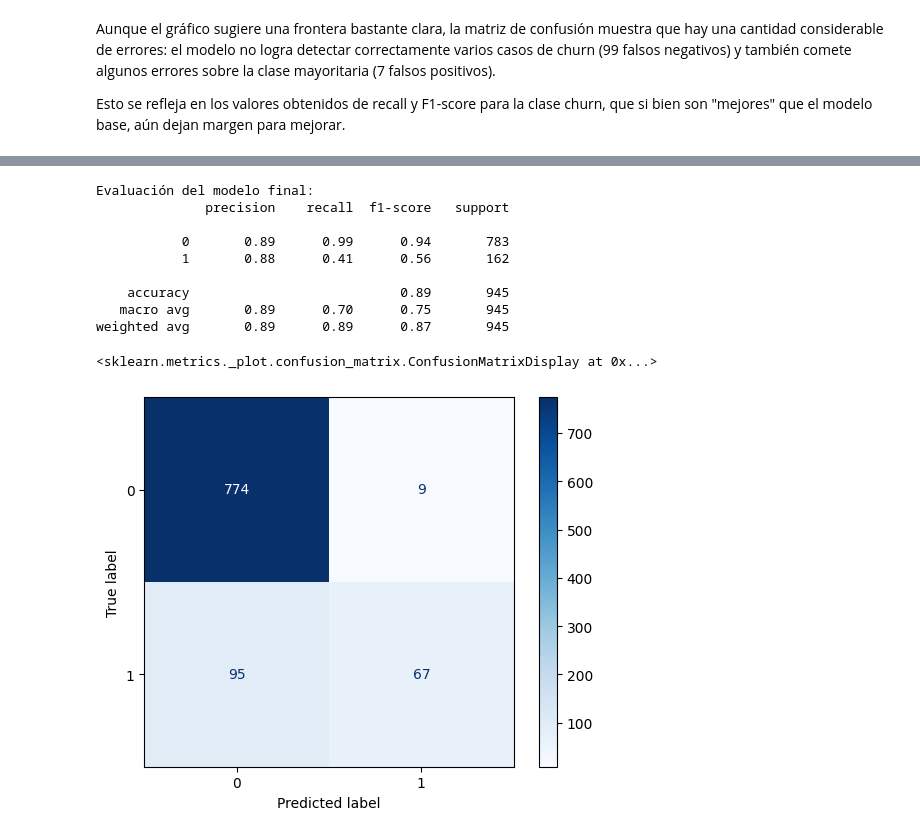
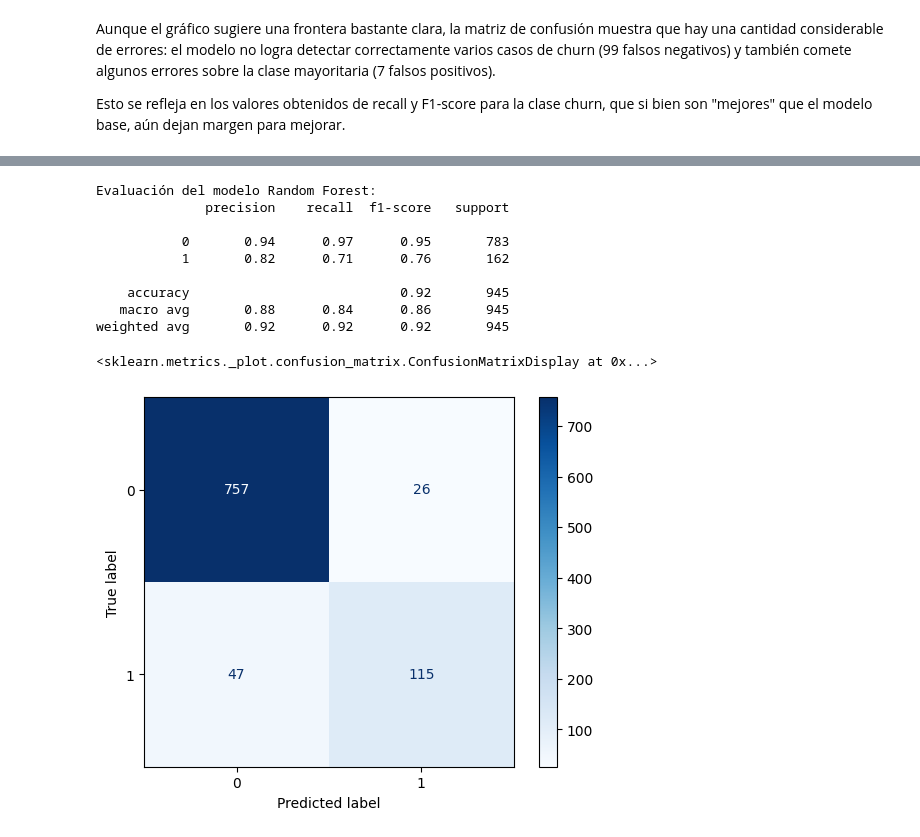
Before and after one commit to Joaquin-Contreras/customer_churn, a Jupyter notebook: customer_churn.ipynb, the cells around one changed output, grey strips where cells are left out. Saved outputs shown, nothing was run; the diff lists cells and outputs as text; code cells hidden in the pictures.

Commit message:
Cambiando la regresión logistica por un random forest

```diff
--- a/customer_churn.ipynb
+++ b/customer_churn.ipynb
@@ -285,51 +288,37 @@ Se utilizó un pipeline de Scikit-Learn que incluyó:
 # %%
-# Crear nuevas variables
-df['uso_facturacion_ratio'] = df['seconds_of_use'] / (df['charge__amount'] + 1e-3)
-df['riesgo_combinado'] = df['complains'] * df['call__failure']
-
-# Variables finales seleccionadas
+# Variables seleccionadas
 features = [
-    'seconds_of_use', 'complains', 'charge__amount', 'status',
-    'customer_value', 'call__failure', 'tariff_plan',
-    'uso_facturacion_ratio', 'riesgo_combinado'
+ 'complains',
+ 'status',
+ 'seconds_of_use',
+ 'frequency_of_use',
+ 'customer_value',
+ 'distinct_called_numbers'
 ]
 X = df[features]
 y = df['churn']
-
-# Variables numéricas a escalar
-num_cols = ['seconds_of_use', 'charge__amount', 'customer_value', 'uso_facturacion_ratio']
-
-# Preprocesamiento
-preprocessor = ColumnTransformer([
-    ('num', StandardScaler(), num_cols)
-], remainder='passthrough')
-
-# Pipeline completo con C=10
-pipeline = Pipeline([
-    ('preprocess', preprocessor),
-    ('model', LogisticRegression(C=10, penalty='l2', max_iter=1000000))
-])
-
-# Train-test split
-X_train, X_test, y_train, y_test = train_test_split(X, y, test_size=0.3, random_state=42)
-
-# Entrenar y evaluar
-pipeline.fit(X_train, y_train)
-y_pred = pipeline.predict(X_test)
-
-# Resultados
-print("Evaluación del modelo final:")
+# División de datos
+X_train, X_test, y_train, y_test = train_test_split(X, y,
+test_size=0.3, random_state=42)
+# Entrenamiento del modelo
+rf_model = RandomForestClassifier(class_weight='balanced',
+random_state=42)
+rf_model.fit(X_train, y_train)
+# Evaluación
+y_pred = rf_model.predict(X_test)
+print("Evaluación del modelo Random Forest:")
 print(classification_report(y_test, y_pred))
-ConfusionMatrixDisplay.from_estimator(pipeline, X_test, y_test, cmap="Blues")
+ConfusionMatrixDisplay.from_estimator(rf_model, X_test, y_test,
+cmap="Blues")
 # %% [output]
-Evaluación del modelo final:
+Evaluación del modelo Random Forest:
               precision    recall  f1-score   support
 
-           0       0.89      0.99      0.94       783
-           1       0.88      0.41      0.56       162
+           0       0.94      0.97      0.95       783
+           1       0.82      0.71      0.76       162
 
-    accuracy                           0.89       945
-   macro avg       0.89      0.70      0.75       945
-weighted avg       0.89      0.89      0.87       945
+    accuracy                           0.92       945
+   macro avg       0.88      0.84      0.86       945
+weighted avg       0.92      0.92      0.92       945
 <sklearn.metrics._plot.confusion_matrix.ConfusionMatrixDisplay at 0x...>
-[figure, old version]
+[figure, new version]
```
Also changed, not shown: parts of 20 cells of this notebook.
